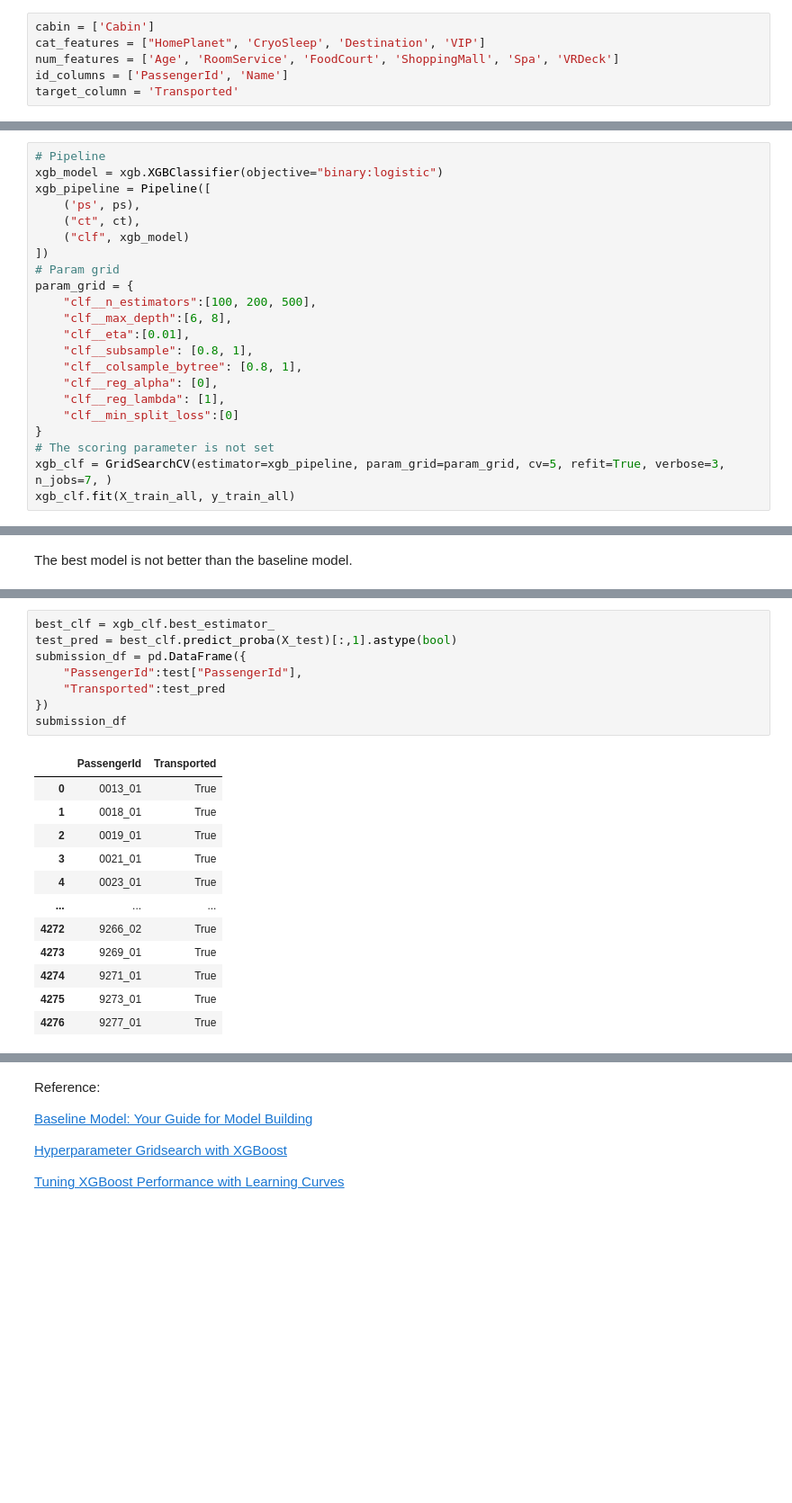
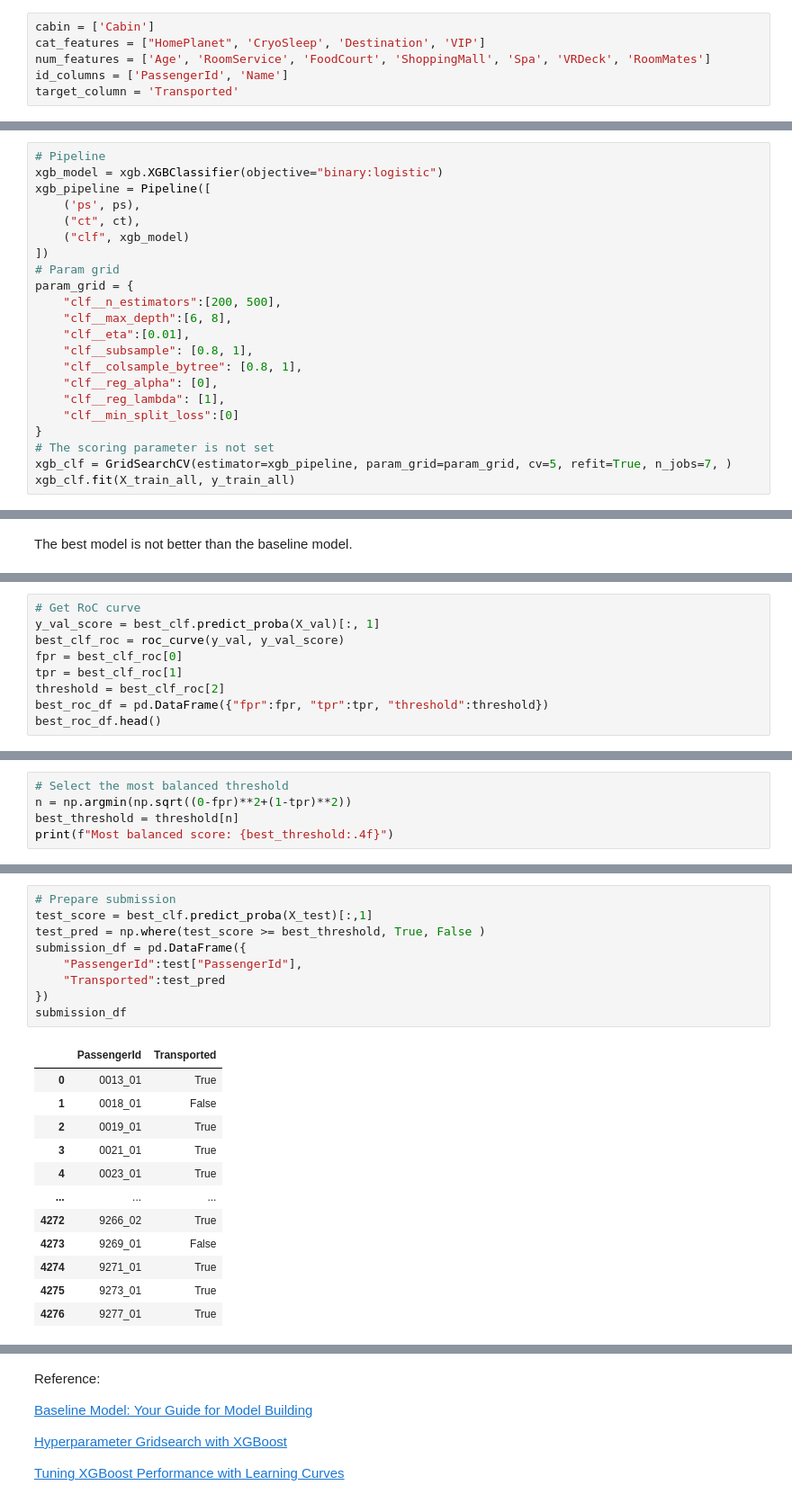
Before and after one commit to WeimusT/space_titanic, a Jupyter notebook: space-titanic.ipynb, the cells around one changed output, grey strips where cells are left out. Shown: that part at 90% size. Drawn from its saved outputs; the diff is of its cells as text; blank space fills up the shorter version.

Commit message:
Submission Ready

```diff
--- a/space-titanic.ipynb
+++ b/space-titanic.ipynb
@@ -105,7 +112,7 @@ ps.transform(train)
 # %%
 cabin = ['Cabin']
 cat_features = ["HomePlanet", 'CryoSleep', 'Destination', 'VIP']
-num_features = ['Age', 'RoomService', 'FoodCourt', 'ShoppingMall', 'Spa', 'VRDeck']
+num_features = ['Age', 'RoomService', 'FoodCourt', 'ShoppingMall', 'Spa', 'VRDeck', 'RoomMates']
 id_columns = ['PassengerId', 'Name']
 target_column = 'Transported'
 # %%
@@ -286,7 +309,7 @@ xgb_pipeline = Pipeline([
 ])
 # Param grid
 param_grid = {
-    "clf__n_estimators":[100, 200, 500],
+    "clf__n_estimators":[200, 500],
     "clf__max_depth":[6, 8],
     "clf__eta":[0.01],
     "clf__subsample": [0.8, 1],
@@ -296,6 +319,6 @@ param_grid = {
     "clf__min_split_loss":[0]
 }
 # The scoring parameter is not set
-xgb_clf = GridSearchCV(estimator=xgb_pipeline, param_grid=param_grid, cv=5, refit=True, verbose=3, n_jobs=7, )
+xgb_clf = GridSearchCV(estimator=xgb_pipeline, param_grid=param_grid, cv=5, refit=True, n_jobs=7, )
 xgb_clf.fit(X_train_all, y_train_all)
 # %% [output]
@@ -405,0 +378,9 @@ train
+# %%
+# Get RoC curve
+y_val_score = best_clf.predict_proba(X_val)[:, 1]
+best_clf_roc = roc_curve(y_val, y_val_score)
+fpr = best_clf_roc[0]
+tpr = best_clf_roc[1]
+threshold = best_clf_roc[2]
+best_roc_df = pd.DataFrame({"fpr":fpr, "tpr":tpr, "threshold":threshold})
+best_roc_df.head()
@@ -405,0 +394,5 @@ train
+# %%
+# Select the most balanced threshold
+n = np.argmin(np.sqrt((0-fpr)**2+(1-tpr)**2))
+best_threshold = threshold[n]
+print(f"Most balanced score: {best_threshold:.4f}")
@@ -406,21 +418,22 @@ train
 # %%
-best_clf = xgb_clf.best_estimator_
-test_pred = best_clf.predict_proba(X_test)[:,1].astype(bool)
+# Prepare submission
+test_score = best_clf.predict_proba(X_test)[:,1]
+test_pred = np.where(test_score >= best_threshold, True, False )
 submission_df = pd.DataFrame({
     "PassengerId":test["PassengerId"],
     "Transported":test_pred
 })
 submission_df
 # %% [output]
 |  | PassengerId | Transported |
 | 0 | 0013_01 | True |
-| 1 | 0018_01 | True |
+| 1 | 0018_01 | False |
 | 2 | 0019_01 | True |
 | 3 | 0021_01 | True |
 | 4 | 0023_01 | True |
 | ... | ... | ... |
 | 4272 | 9266_02 | True |
-| 4273 | 9269_01 | True |
+| 4273 | 9269_01 | False |
 | 4274 | 9271_01 | True |
 | 4275 | 9273_01 | True |
 | 4276 | 9277_01 | True |
```
Also changed, not shown: parts of 19 cells of this notebook.
